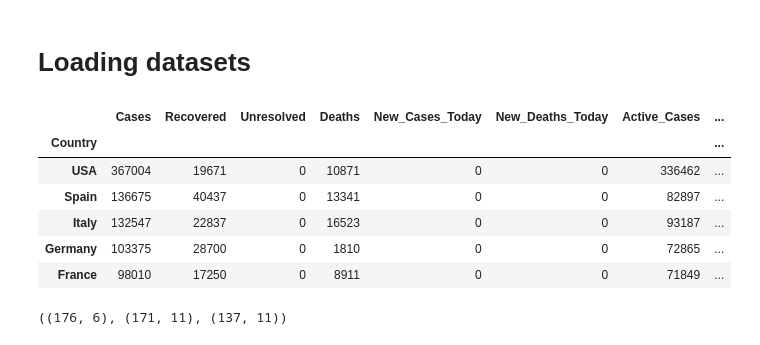
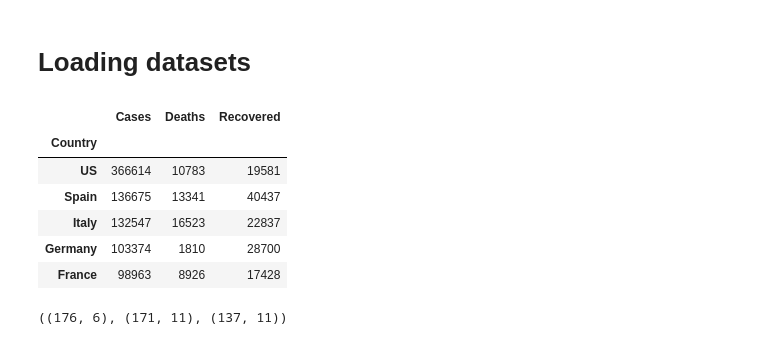
Before and after one commit to zhaoyi3264/covid-19-trend, a Jupyter notebook: world_map.ipynb, the cells around one changed output. Drawn from its saved outputs; the diff is of its cells as text; code cells hidden in the pictures.

```diff
--- a/world_map.ipynb
+++ b/world_map.ipynb
@@ -42,16 +42,16 @@ with open('data/iso_mapping.json', 'r') as i:
 world = geopandas.read_file(geopandas.datasets.get_path('naturalearth_lowres'))
 world = world[world.name!="Antarctica"]
 # %%
-df_tracker = datasets.virus_tracker()
+df_tracker = datasets.pomber().groupby('Country').last()
 df_tracker.sort_values('Cases', ascending=False).head()
 # %% [output]
-|  | Cases | Recovered | Unresolved | Deaths | New_Cases_Today | New_Deaths_Today | Active_Cases | ... |
-| Country |  |  |  |  |  |  |  | ... |
-| USA | 367004 | 19671 | 0 | 10871 | 0 | 0 | 336462 | ... |
-| Spain | 136675 | 40437 | 0 | 13341 | 0 | 0 | 82897 | ... |
-| Italy | 132547 | 22837 | 0 | 16523 | 0 | 0 | 93187 | ... |
-| Germany | 103375 | 28700 | 0 | 1810 | 0 | 0 | 72865 | ... |
-| France | 98010 | 17250 | 0 | 8911 | 0 | 0 | 71849 | ... |
+|  | Cases | Deaths | Recovered |
+| Country |  |  |  |
+| US | 366614 | 10783 | 19581 |
+| Spain | 136675 | 13341 | 40437 |
+| Italy | 132547 | 16523 | 22837 |
+| Germany | 103374 | 1810 | 28700 |
+| France | 98963 | 8926 | 17428 |
 # %%
 def mapper(country):
     if country in mapping:
```
Also changed, not shown: parts of 2 cells of this notebook, 10 other files.
